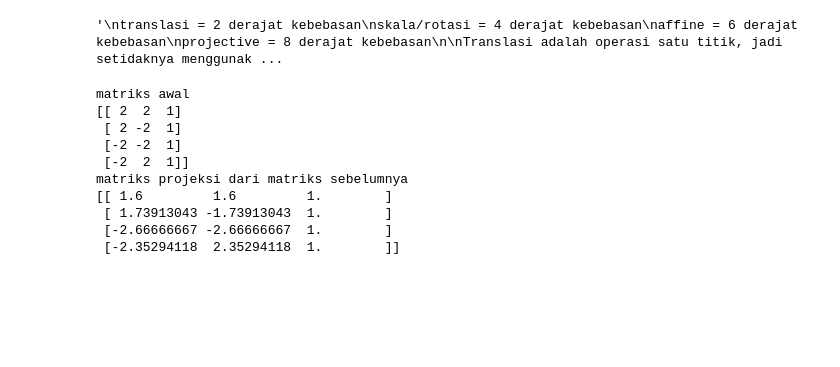
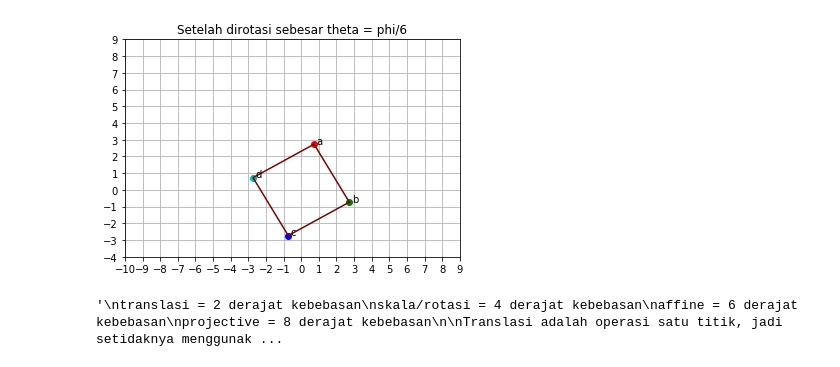
Before and after one commit to bagusn13/task1_2Dtransform, a Jupyter notebook: task_1_sistem_pakar.ipynb, the cells around one changed output. Cells and saved outputs as stored; diff of their text form; code cells hidden in the pictures; blank space fills up the shorter version.

```diff
--- a/task_1_sistem_pakar.ipynb
+++ b/task_1_sistem_pakar.ipynb
@@ -197,3 +176,7 @@ draw_2D(af)
+# %%
+draw_2D(rotasi_persegi, 'Setelah dirotasi sebesar theta = phi/6','rotas_persegi.png')
+# %% [output]
+[figure, added]
 # %%
 '''
 translasi = 2 derajat kebebasan
@@ -255,19 +237,0 @@ def projective2D(mat,v1,v2):
-# %%
-print("matriks awal")
-print(A)
-
-print("matriks projeksi dari matriks sebelumnya")
-pm = projective2D(A,0.1,0.025)
-
-print(pm)
-# %% [output]
-matriks awal
-[[ 2  2  1]
- [ 2 -2  1]
- [-2 -2  1]
- [-2  2  1]]
-matriks projeksi dari matriks sebelumnya
-[[ 1.6         1.6         1.        ]
- [ 1.73913043 -1.73913043  1.        ]
- [-2.66666667 -2.66666667  1.        ]
- [-2.35294118  2.35294118  1.        ]]
```
Also changed, not shown: parts of 15 cells of this notebook.
